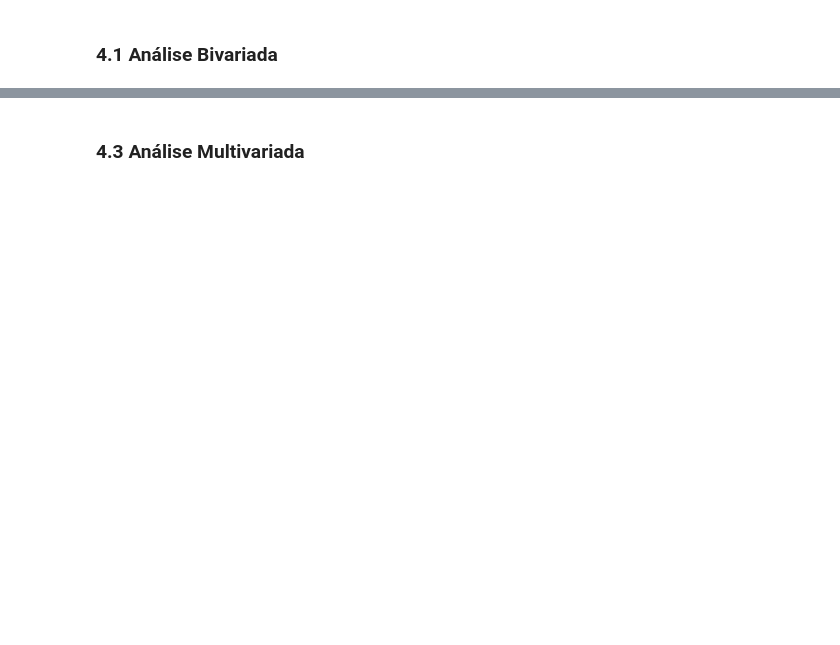
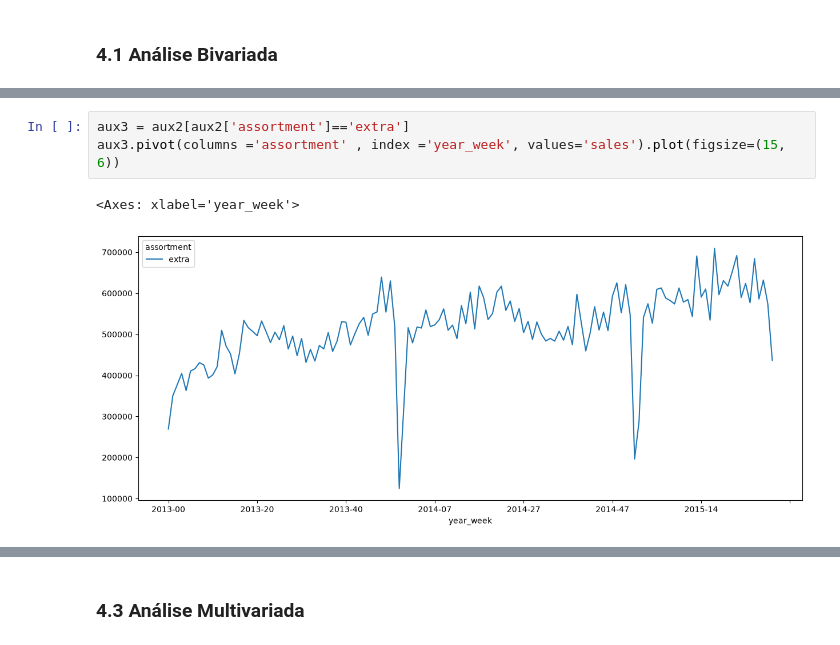
Before and after one commit to MarinaOnohara/Rossmann_Project, a Jupyter notebook: Notebooks/m04_v01_store_sales_prediction.ipynb, the cells around one changed output, grey strips where cells are left out. Cells and saved outputs as stored; diff of their text form; blank space fills up the shorter version.

```diff
--- a/Notebooks/m04_v01_store_sales_prediction.ipynb
+++ b/Notebooks/m04_v01_store_sales_prediction.ipynb
@@ -656,0 +673,6 @@ sns.kdeplot( df4[df4['assortment'] == 'extra']['sales'], label='extra', fill=Tru
+# %%
+aux3 = aux2[aux2['assortment']=='extra']
+aux3.pivot(columns ='assortment' , index ='year_week', values='sales').plot(figsize=(15, 6))
+# %% [output]
+<Axes: xlabel='year_week'>
+[figure, added]
```
Also changed, not shown: parts of 9 cells of this notebook.
